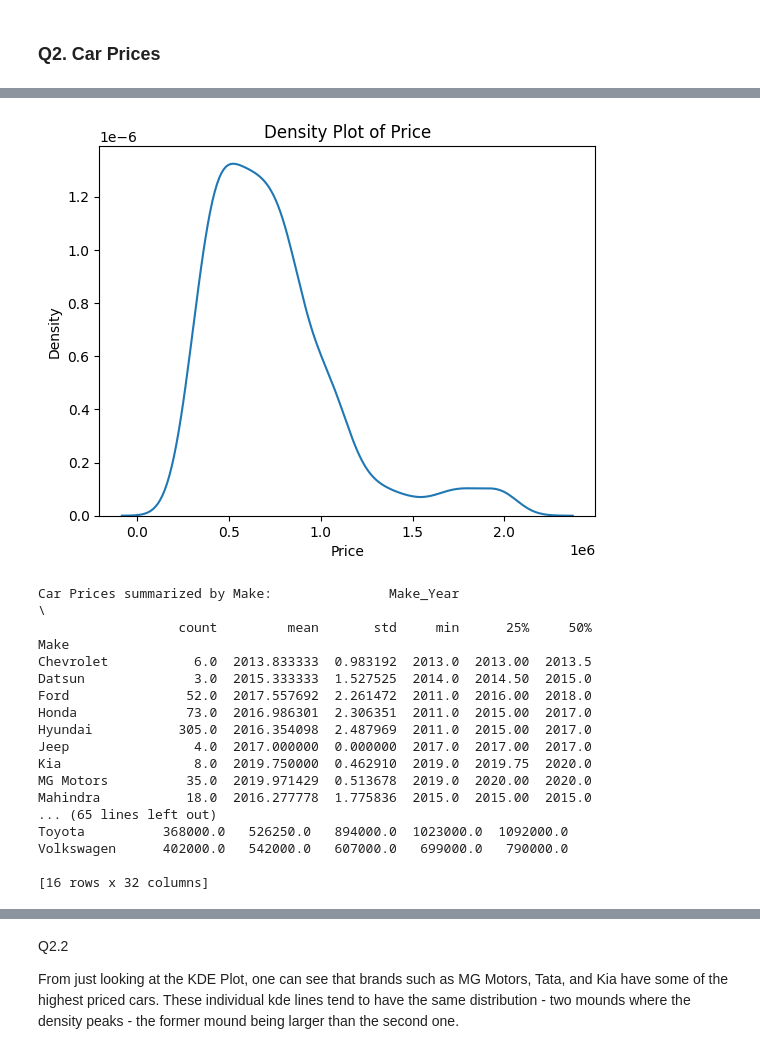
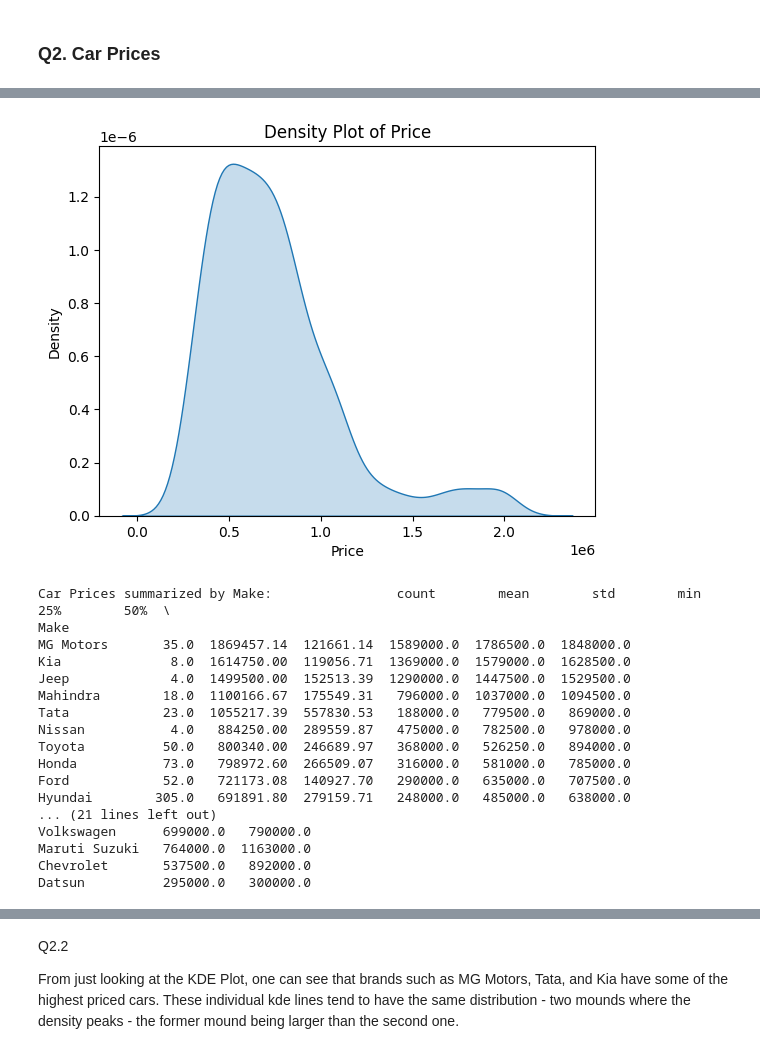
Before and after one commit to masonnicoletti/DS-3021, a Jupyter notebook: 05.1_reg_data_prep/Linear_Models_Lab.ipynb, the cells around one changed output, grey strips where cells are left out. Cells and saved outputs as stored; diff of their text form; code cells hidden in the pictures.

```diff
--- a/05.1_reg_data_prep/Linear_Models_Lab.ipynb
+++ b/05.1_reg_data_prep/Linear_Models_Lab.ipynb
@@ -450,43 +458,44 @@ car_data_cleaned = car_data_cleaned[(car_data_cleaned['Price'] <= 2800000)]
 # %%
 # Q2.2
 
 '''
 Summarize the Price variable and create a kernel density plot.
 Use .groupby() and .describe() to summarize prices by brand (Make).
 Make a grouped kernel density plot by Make.
 Which car brands are the most expensive?
 What do prices look like in general?
 '''
+car_data = car_data_cleaned
 
 # Price kdeplot
-sns.kdeplot(data=car_data_cleaned, x = "Price")
+sns.kdeplot(data=car_data_cleaned, x = "Price", fill=True)
 plt.title("Density Plot of Price")
 plt.show()
 
 # Summarize prices by make
-car_data3 = car_data_cleaned.groupby("Make").describe()
-print("Car Prices summarized by Make:", car_data3)
+car_data3 = car_data_cleaned.groupby("Make")['Price'].describe().sort_values(by='mean', ascending=False)
+print("Car Prices summarized by Make:", car_data3.round(2))
 
 # Price kdeplot by Make
-sns.kdeplot(data=car_data_cleaned, x='Price', hue='Make')
+sns.kdeplot(data=car_data_cleaned, x='Price', hue='Make', fill=True, alpha=0.03)
 plt.title("Density Plot of Price by Make")
 plt.show()
 # %% [output]
-[figure, old version]
+[figure, new version]
-Car Prices summarized by Make:               Make_Year                                                  \
-                  count         mean       std     min      25%     50%
+Car Prices summarized by Make:                count        mean        std        min        25%        50%  \
 Make
-Chevrolet           6.0  2013.833333  0.983192  2013.0  2013.00  2013.5
-Datsun              3.0  2015.333333  1.527525  2014.0  2014.50  2015.0
-Ford               52.0  2017.557692  2.261472  2011.0  2016.00  2018.0
-Honda              73.0  2016.986301  2.306351  2011.0  2015.00  2017.0
-Hyundai           305.0  2016.354098  2.487969  2011.0  2015.00  2017.0
-Jeep                4.0  2017.000000  0.000000  2017.0  2017.00  2017.0
-Kia                 8.0  2019.750000  0.462910  2019.0  2019.75  2020.0
-MG Motors          35.0  2019.971429  0.513678  2019.0  2020.00  2020.0
-Mahindra           18.0  2016.277778  1.775836  2015.0  2015.00  2015.0
-... (65 lines left out)
-Toyota          368000.0   526250.0   894000.0  1023000.0  1092000.0
-Volkswagen      402000.0   542000.0   607000.0   699000.0   790000.0
-
-[16 rows x 32 columns]
+MG Motors       35.0  1869457.14  121661.14  1589000.0  1786500.0  1848000.0
+Kia              8.0  1614750.00  119056.71  1369000.0  1579000.0  1628500.0
+Jeep             4.0  1499500.00  152513.39  1290000.0  1447500.0  1529500.0
+Mahindra        18.0  1100166.67  175549.31   796000.0  1037000.0  1094500.0
+Tata            23.0  1055217.39  557830.53   188000.0   779500.0   869000.0
+Nissan           4.0   884250.00  289559.87   475000.0   782500.0   978000.0
+Toyota          50.0   800340.00  246689.97   368000.0   526250.0   894000.0
+Honda           73.0   798972.60  266509.07   316000.0   581000.0   785000.0
+Ford            52.0   721173.08  140927.70   290000.0   635000.0   707500.0
+Hyundai        305.0   691891.80  279159.71   248000.0   485000.0   638000.0
+... (21 lines left out)
+Volkswagen      699000.0   790000.0
+Maruti Suzuki   764000.0  1163000.0
+Chevrolet       537500.0   892000.0
+Datsun          295000.0   300000.0
```
Also changed, not shown: parts of 11 cells of this notebook.
